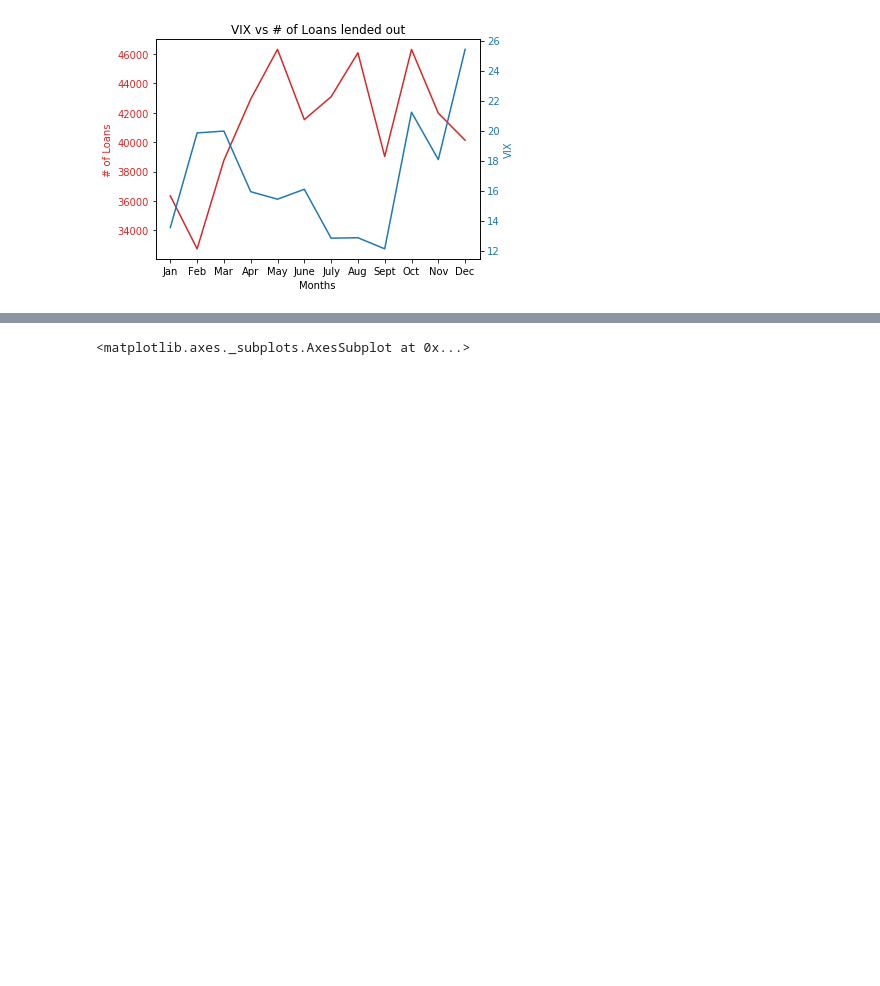
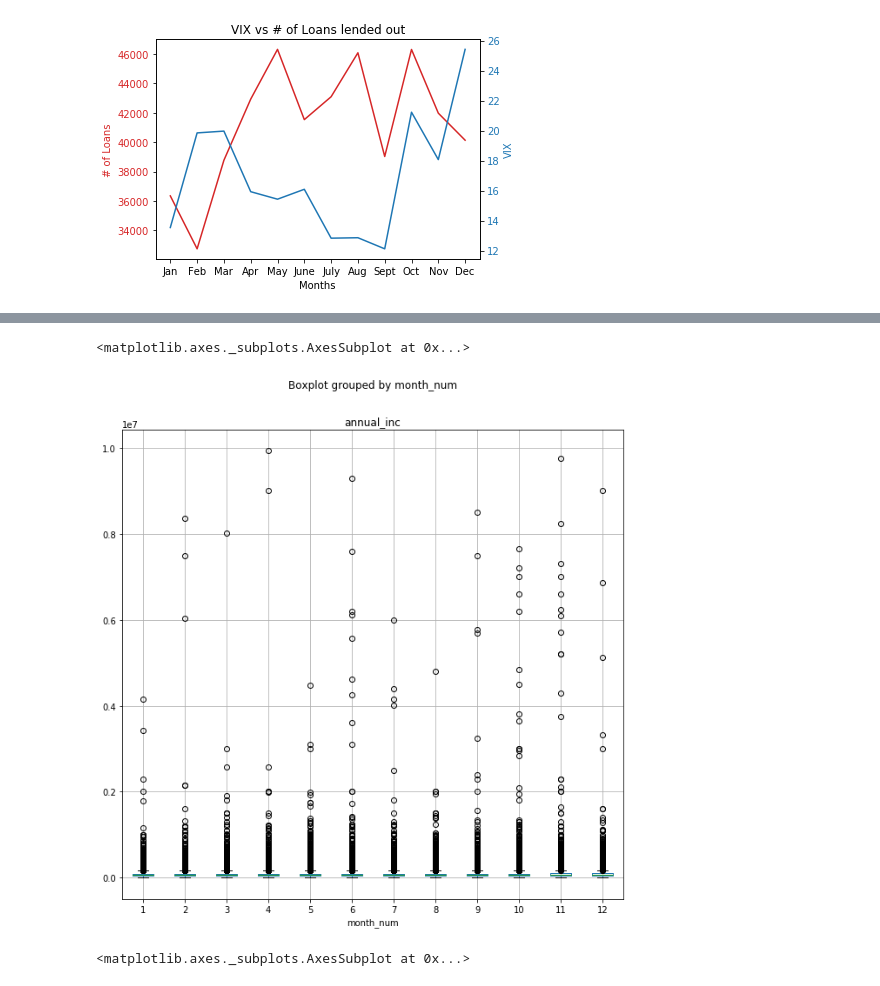
Before and after one commit to Ironbark427/Team-1, a Jupyter notebook: Project.ipynb, the cells around one changed output, grey strips where cells are left out. Saved outputs shown, nothing was run; the diff lists cells and outputs as text; code cells hidden in the pictures; blank space fills up the shorter version.

```diff
--- a/Project.ipynb
+++ b/Project.ipynb
@@ -456,3 +580,9 @@ LinregressResult(slope=-0.0001509039211575402, intercept=23.172829893491873, rva
+# %%
+#Boxplot showing the spread of the interest rates by month
+new_merged_df.boxplot("annual_inc", by="month_num", figsize=(10, 10))
+# %% [output]
+<matplotlib.axes._subplots.AxesSubplot at 0x...>
+[figure, added]
 # %%
 #Boxplot showing the spread of the interest rates by month
 new_merged_df.boxplot("int_rate", by="month_num", figsize=(20, 10))
```
Also changed, not shown: parts of 18 cells of this notebook, 2 other files.
